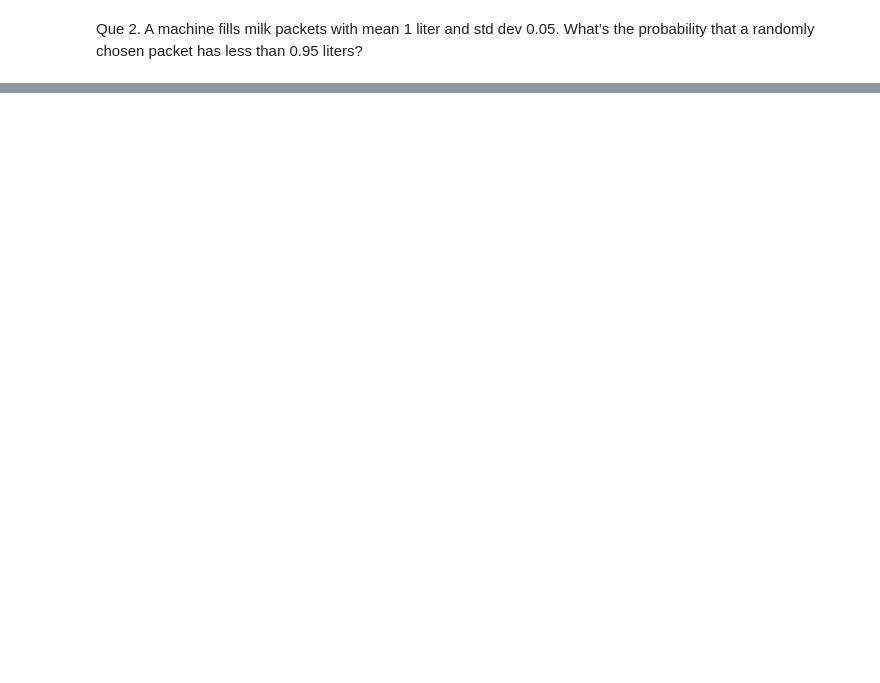
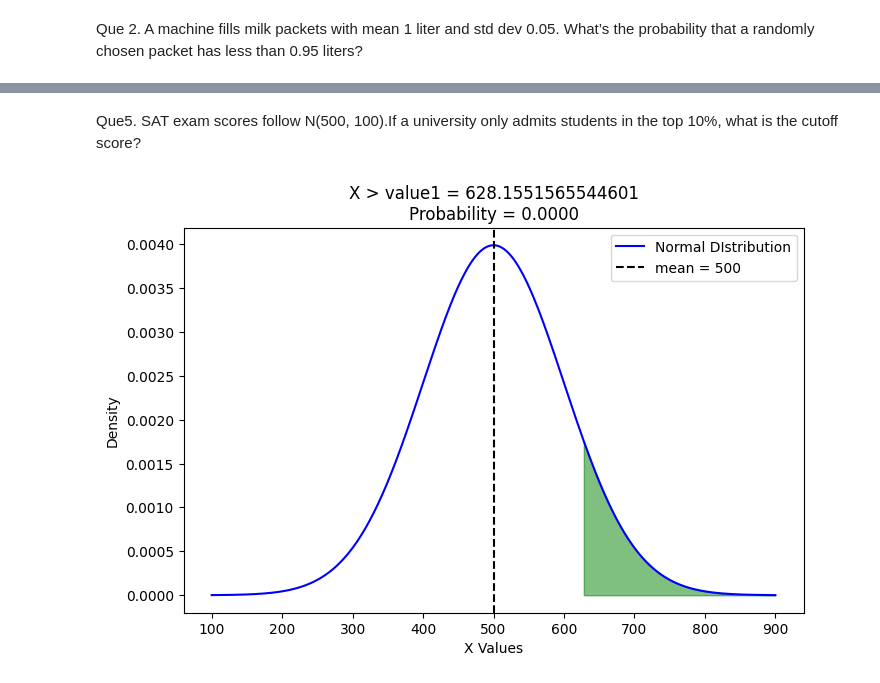
Before and after one commit to SachinSherki4/Data_Science, a Jupyter notebook: Cource_Learning/Probability_distribution_scypi/Prob_of_continous_variable/nominal_distribution.ipynb, the cells around one changed output, grey strips where cells are left out. Saved outputs shown, nothing was run; the diff lists cells and outputs as text; code cells hidden in the pictures; blank space fills up the shorter version.

```diff
--- a/Cource_Learning/Probability_distribution_scypi/Prob_of_continous_variable/nominal_distribution.ipynb
+++ b/Cource_Learning/Probability_distribution_scypi/Prob_of_continous_variable/nominal_distribution.ipynb
@@ -201,0 +263,14 @@ What’s the probability that a randomly chosen packet has less than 0.95 liters
+# %% [markdown]
+Que5. SAT exam scores follow N(500, 100).If a university only admits students in the top 10%, what is the cutoff score?
+# %%
+mean= 500
+std_dev= 100
+value=0.90 # 10% top percentile so 90% is lower than that
+# first standardize it using z_score formula
+z_score= norm.ppf(value)
+#z_score #1.2815
+cuttoff= mean + z_score * std_dev
+cuttoff
+result= normal_prob_analyser(mean, std_dev, value1=cuttoff)
+# %% [output]
+[figure, added]
```
Also changed, not shown: parts of 15 cells of this notebook, 5 other files.
